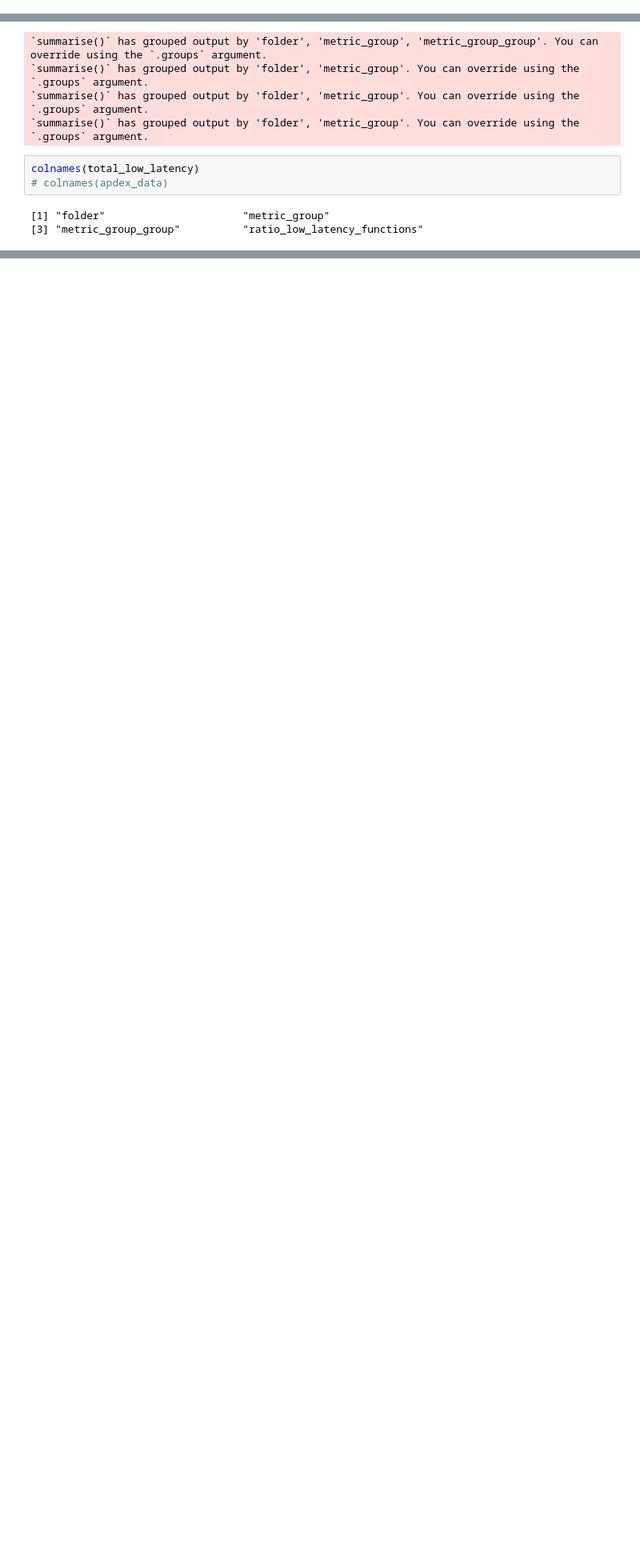
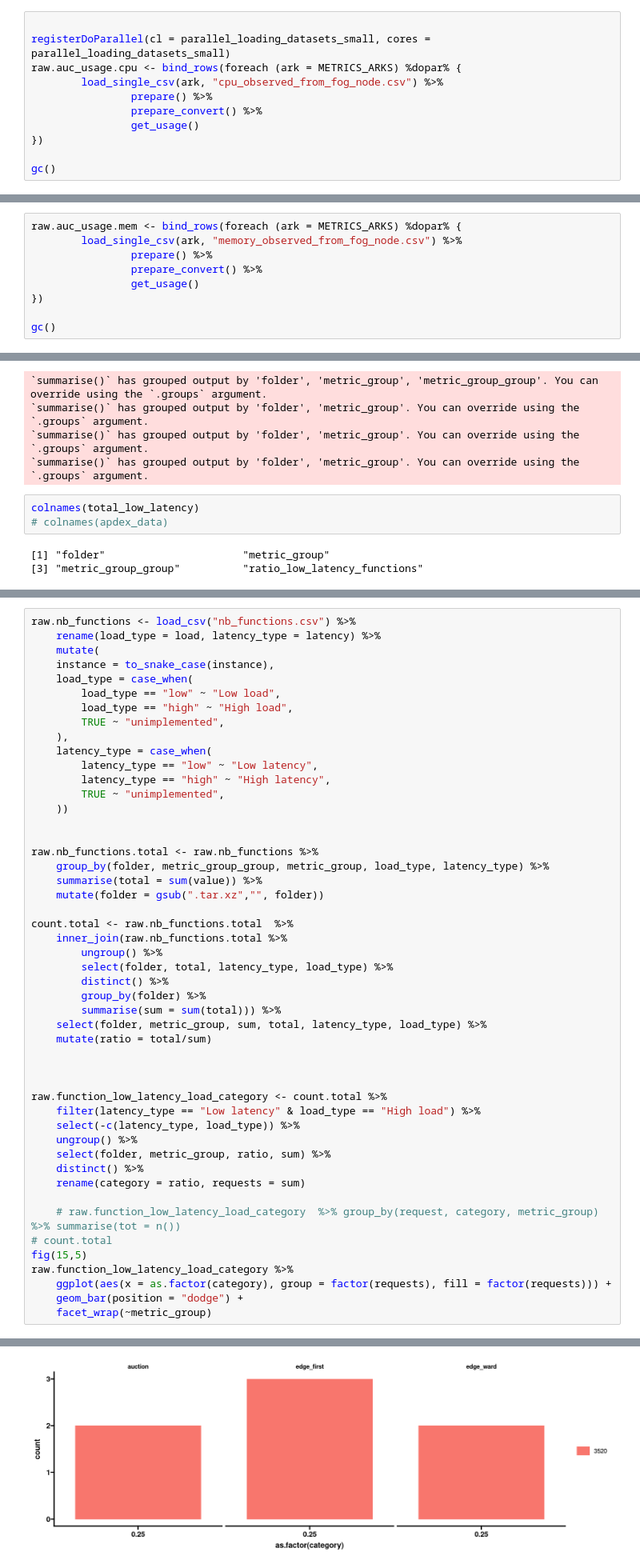
Before and after one commit to VolodiaPG/giraff, a Jupyter notebook: enos/live/experiment.ipynb, the cells around one changed output, grey strips where cells are left out. Shown at 80% size. Cells and saved outputs as stored; diff of their text form; blank space fills up the shorter version.

```diff
--- a/enos/live/experiment.ipynb
+++ b/enos/live/experiment.ipynb
@@ -1106,0 +1243,11 @@ raw.auc_usage.mem <- raw.mem.observed_from_fog_node %>% get_usage()
+# %%
+
+registerDoParallel(cl = parallel_loading_datasets_small, cores = parallel_loading_datasets_small)
+raw.auc_usage.cpu <- bind_rows(foreach (ark = METRICS_ARKS) %dopar% {
+        load_single_csv(ark, "cpu_observed_from_fog_node.csv") %>%
+                prepare() %>%
+                prepare_convert() %>%
+                get_usage()
+})
+
+gc()
@@ -1106,0 +1259,9 @@ raw.auc_usage.mem <- raw.mem.observed_from_fog_node %>% get_usage()
+# %%
+raw.auc_usage.mem <- bind_rows(foreach (ark = METRICS_ARKS) %dopar% {
+        load_single_csv(ark, "memory_observed_from_fog_node.csv") %>%
+                prepare() %>%
+                prepare_convert() %>%
+                get_usage()
+})
+
+gc()
@@ -2243,3 +2354,53 @@ New names:
 [21] "mem"                             "load_type"
 [23] "latency_type"                    "nb_fn_low_interval_low_latency"
 [25] "nb_fn_high_interval_low_latency"
+# %%
+raw.nb_functions <- load_csv("nb_functions.csv") %>%
+    rename(load_type = load, latency_type = latency) %>%
+    mutate(
+    instance = to_snake_case(instance),
+    load_type = case_when(
+        load_type == "low" ~ "Low load",
+        load_type == "high" ~ "High load",
+        TRUE ~ "unimplemented",
+    ),
+    latency_type = case_when(
+        latency_type == "low" ~ "Low latency",
+        latency_type == "high" ~ "High latency",
+        TRUE ~ "unimplemented",
+    ))
+
+
+raw.nb_functions.total <- raw.nb_functions %>%
+    group_by(folder, metric_group_group, metric_group, load_type, latency_type) %>%
+    summarise(total = sum(value)) %>%
+    mutate(folder = gsub(".tar.xz","", folder))
+
+count.total <- raw.nb_functions.total  %>%
+    inner_join(raw.nb_functions.total %>%
+        ungroup() %>%
+        select(folder, total, latency_type, load_type) %>%
+        distinct() %>%
+        group_by(folder) %>%
+        summarise(sum = sum(total))) %>%
+    select(folder, metric_group, sum, total, latency_type, load_type) %>%
+    mutate(ratio = total/sum)
+
+
+
+raw.function_low_latency_load_category <- count.total %>%
+    filter(latency_type == "Low latency" & load_type == "High load") %>%
+    select(-c(latency_type, load_type)) %>%
+    ungroup() %>%
+    select(folder, metric_group, ratio, sum) %>%
+    distinct() %>%
+    rename(category = ratio, requests = sum)
+
+    # raw.function_low_latency_load_category  %>% group_by(request, category, metric_group) %>% summarise(tot = n())
+# count.total
+fig(15,5)
+raw.function_low_latency_load_category %>%
+    ggplot(aes(x = as.factor(category), group = factor(requests), fill = factor(requests))) +
+    geom_bar(position = "dodge") +
+    facet_wrap(~metric_group)
+# %% [output]
@@ -2246 +2412,2 @@ New names:
+[figure, added]
 # %%
```
Also changed, not shown: parts of 57 cells of this notebook, 36 other files.
